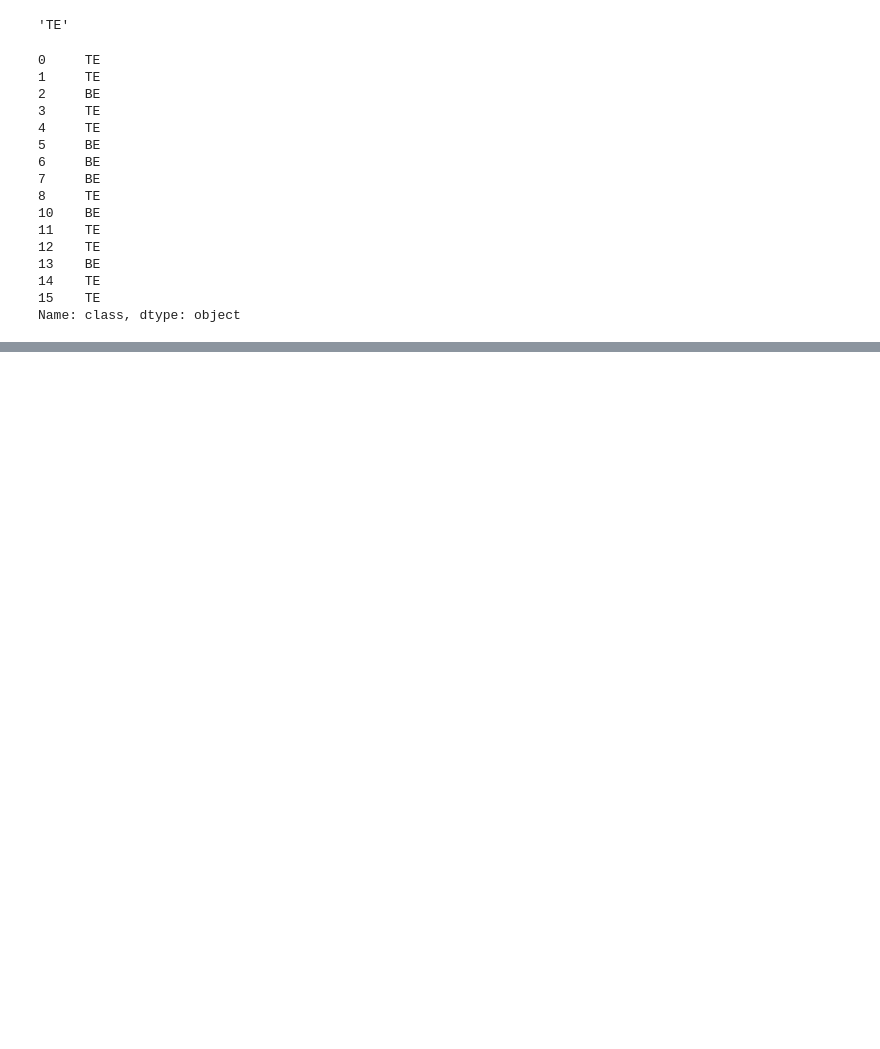
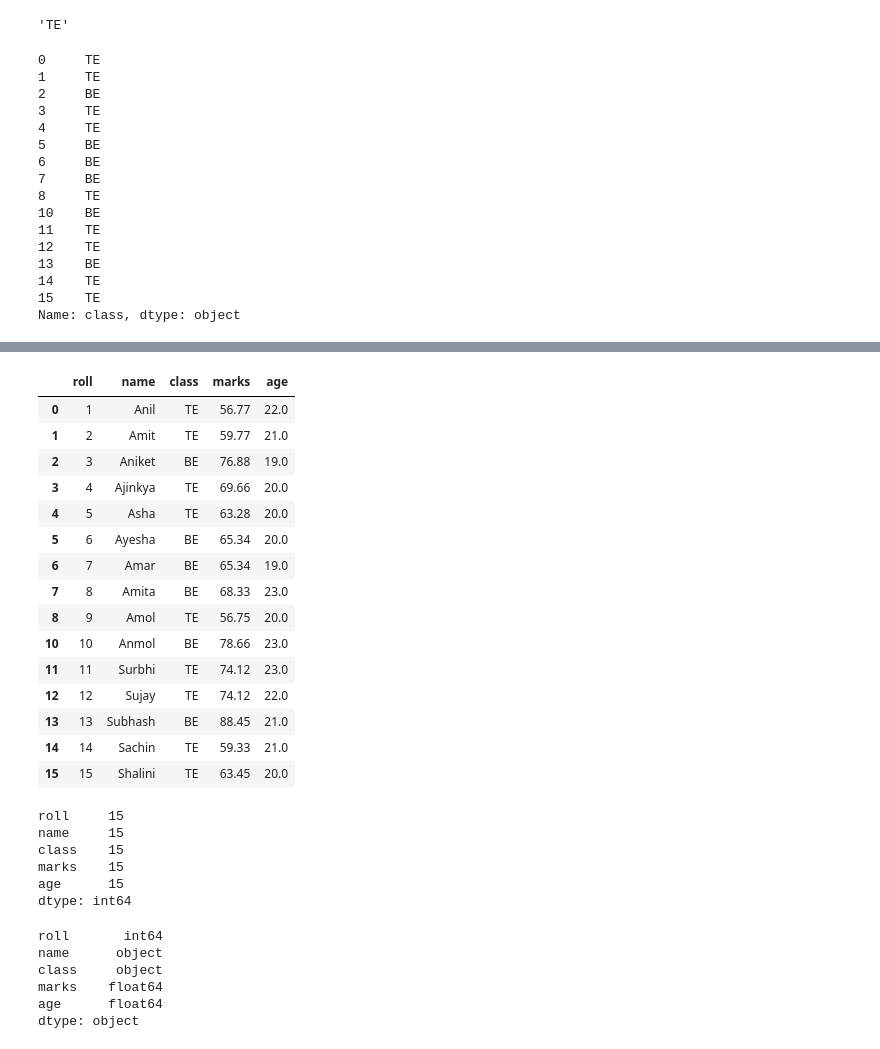
Before and after one commit to mohitandraj/data-visualization, a Jupyter notebook: Data Cleaning.ipynb, the cells around one changed output, grey strips where cells are left out. Saved outputs shown, nothing was run; the diff lists cells and outputs as text; code cells hidden in the pictures; blank space fills up the shorter version.

```diff
--- a/Data Cleaning.ipynb
+++ b/Data Cleaning.ipynb
@@ -336,0 +377,19 @@ Name: class, dtype: object
+# %%
+df.bfill()
+# %% [output]
+|  | roll | name | class | marks | age |
+| 0 | 1 | Anil | TE | 56.77 | 22.0 |
+| 1 | 2 | Amit | TE | 59.77 | 21.0 |
+| 2 | 3 | Aniket | BE | 76.88 | 19.0 |
+| 3 | 4 | Ajinkya | TE | 69.66 | 20.0 |
+| 4 | 5 | Asha | TE | 63.28 | 20.0 |
+| 5 | 6 | Ayesha | BE | 65.34 | 20.0 |
+| 6 | 7 | Amar | BE | 65.34 | 19.0 |
+| 7 | 8 | Amita | BE | 68.33 | 23.0 |
+| 8 | 9 | Amol | TE | 56.75 | 20.0 |
+| 10 | 10 | Anmol | BE | 78.66 | 23.0 |
+| 11 | 11 | Surbhi | TE | 74.12 | 23.0 |
+| 12 | 12 | Sujay | TE | 74.12 | 22.0 |
+| 13 | 13 | Subhash | BE | 88.45 | 21.0 |
+| 14 | 14 | Sachin | TE | 59.33 | 21.0 |
+| 15 | 15 | Shalini | TE | 63.45 | 20.0 |
@@ -336,0 +398,18 @@ Name: class, dtype: object
+# %%
+df.count()
+# %% [output]
+roll     15
+name     15
+class    15
+marks    15
+age      15
+dtype: int64
+# %%
+df.dtypes
+# %% [output]
+roll       int64
+name      object
+class     object
+marks    float64
+age      float64
+dtype: object
```
Also changed, not shown: parts of 6 cells of this notebook, 4 other files.
